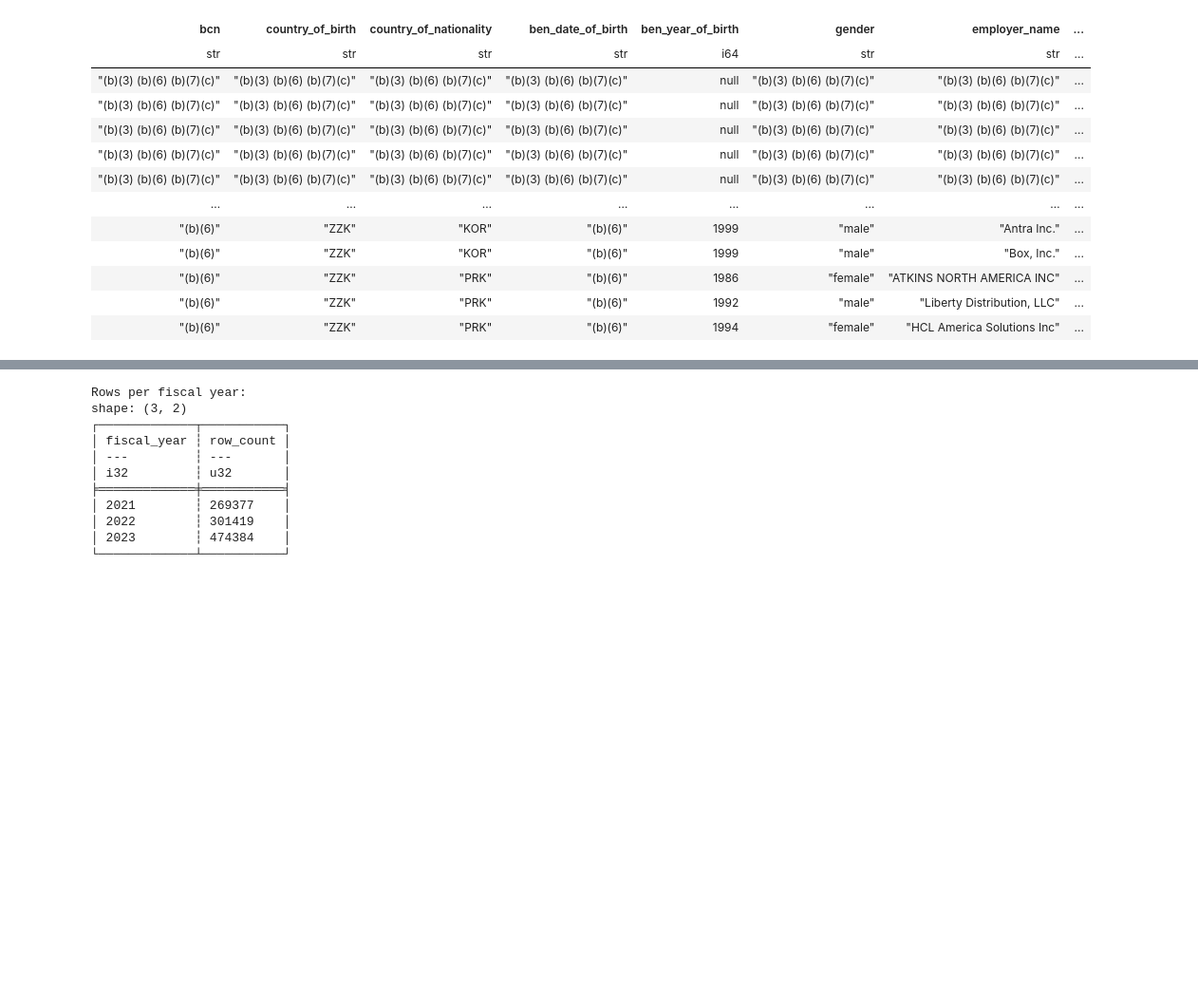
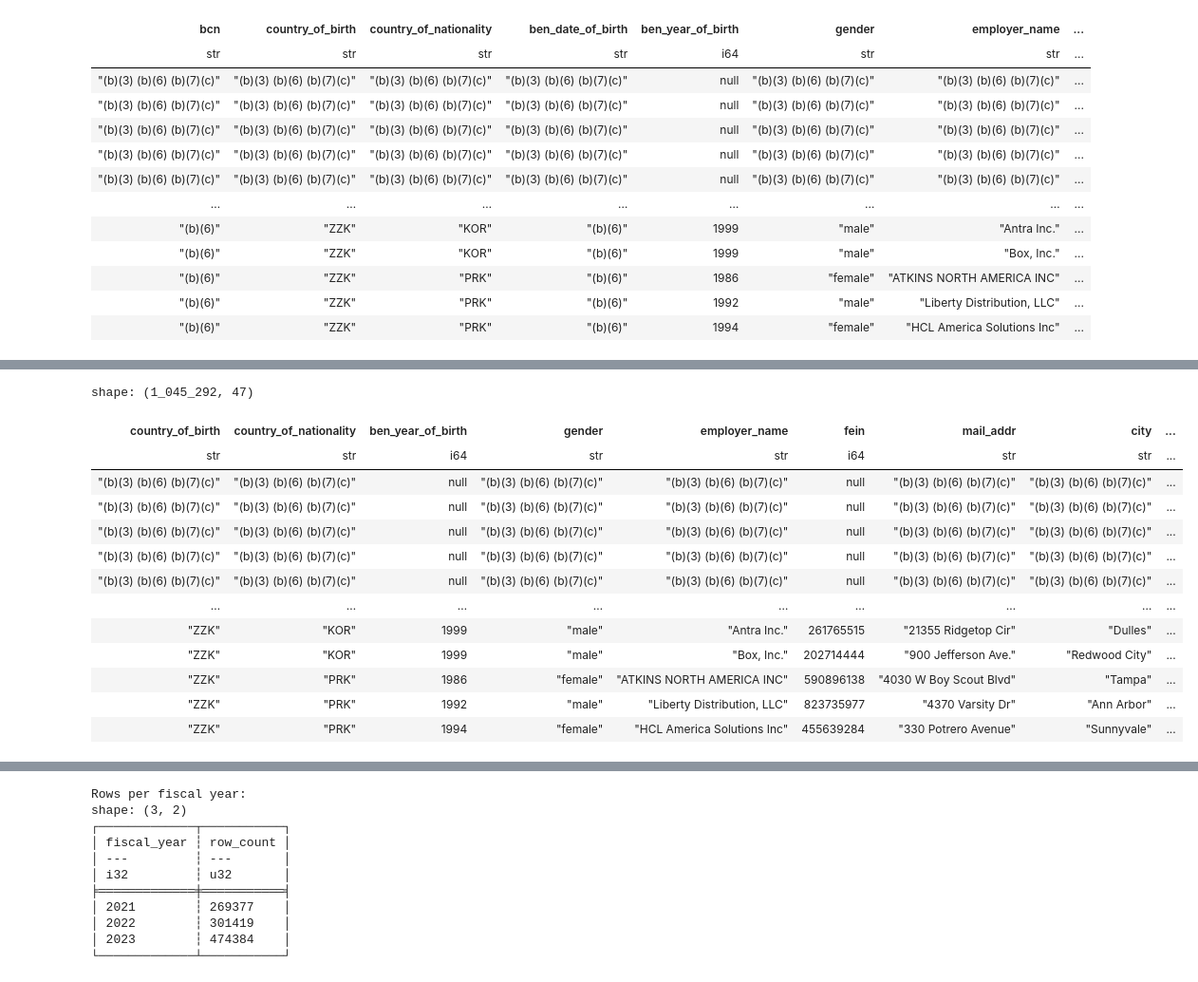
Before and after one commit to LNshuti/h1bs_polars, a Jupyter notebook: explore_h1bdata_withpolars.ipynb, the cells around one changed output, grey strips where cells are left out. Shown at 95% size. Cells and saved outputs as stored; diff of their text form; code cells hidden in the pictures; blank space fills up the shorter version.

```diff
--- a/explore_h1bdata_withpolars.ipynb
+++ b/explore_h1bdata_withpolars.ipynb
@@ -261,3 +287,21 @@ combined_df = (
+# %%
+combined_df = combined_df.select(pl.exclude(["bcn", "ben_date_of_birth", "receipt_number", "dol_eta_case_number", "agent_first_name", "agent_last_name", "pet_street",	"pet_city",	"pet_state", "pet_zip"]))
+combined_df
+# %% [output]
+shape: (1_045_292, 47)
+| country_of_birth | country_of_nationality | ben_year_of_birth | gender | employer_name | fein | mail_addr | city | ... |
+| str | str | i64 | str | str | i64 | str | str | ... |
+| "(b)(3) (b)(6) (b)(7)(c)" | "(b)(3) (b)(6) (b)(7)(c)" | null | "(b)(3) (b)(6) (b)(7)(c)" | "(b)(3) (b)(6) (b)(7)(c)" | null | "(b)(3) (b)(6) (b)(7)(c)" | "(b)(3) (b)(6) (b)(7)(c)" | ... |
+| "(b)(3) (b)(6) (b)(7)(c)" | "(b)(3) (b)(6) (b)(7)(c)" | null | "(b)(3) (b)(6) (b)(7)(c)" | "(b)(3) (b)(6) (b)(7)(c)" | null | "(b)(3) (b)(6) (b)(7)(c)" | "(b)(3) (b)(6) (b)(7)(c)" | ... |
+| "(b)(3) (b)(6) (b)(7)(c)" | "(b)(3) (b)(6) (b)(7)(c)" | null | "(b)(3) (b)(6) (b)(7)(c)" | "(b)(3) (b)(6) (b)(7)(c)" | null | "(b)(3) (b)(6) (b)(7)(c)" | "(b)(3) (b)(6) (b)(7)(c)" | ... |
+| "(b)(3) (b)(6) (b)(7)(c)" | "(b)(3) (b)(6) (b)(7)(c)" | null | "(b)(3) (b)(6) (b)(7)(c)" | "(b)(3) (b)(6) (b)(7)(c)" | null | "(b)(3) (b)(6) (b)(7)(c)" | "(b)(3) (b)(6) (b)(7)(c)" | ... |
+| "(b)(3) (b)(6) (b)(7)(c)" | "(b)(3) (b)(6) (b)(7)(c)" | null | "(b)(3) (b)(6) (b)(7)(c)" | "(b)(3) (b)(6) (b)(7)(c)" | null | "(b)(3) (b)(6) (b)(7)(c)" | "(b)(3) (b)(6) (b)(7)(c)" | ... |
+| … | … | … | … | … | … | … | … | ... |
+| "ZZK" | "KOR" | 1999 | "male" | "Antra Inc." | 261765515 | "21355 Ridgetop Cir" | "Dulles" | ... |
+| "ZZK" | "KOR" | 1999 | "male" | "Box, Inc." | 202714444 | "900 Jefferson Ave." | "Redwood City" | ... |
+| "ZZK" | "PRK" | 1986 | "female" | "ATKINS NORTH AMERICA INC" | 590896138 | "4030 W Boy Scout Blvd" | "Tampa" | ... |
+| "ZZK" | "PRK" | 1992 | "male" | "Liberty Distribution, LLC" | 823735977 | "4370 Varsity Dr" | "Ann Arbor" | ... |
+| "ZZK" | "PRK" | 1994 | "female" | "HCL America Solutions Inc" | 455639284 | "330 Potrero Avenue" | "Sunnyvale" | ... |
 # %%
 # Check row counts by year
 year_counts = (
```
Also changed, not shown: parts of 23 cells of this notebook, 1 other file.
